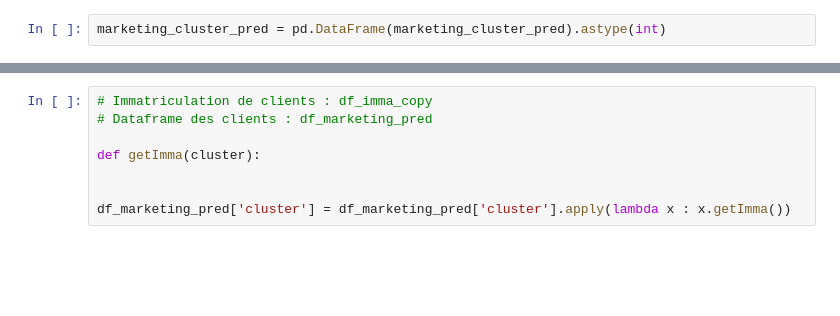
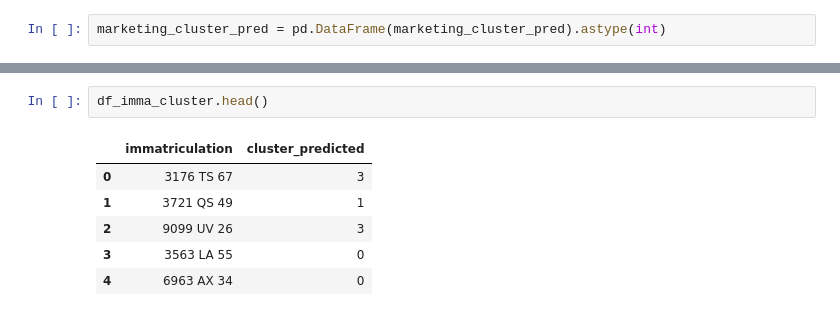
Before and after one commit to nicholas-bn/Data-Analytics-Python, a Jupyter notebook: notebook/Client_EDA.ipynb, the cells around one changed output, grey strips where cells are left out. Cells and saved outputs as stored; diff of their text form; blank space fills up the shorter version.

```diff
--- a/notebook/Client_EDA.ipynb
+++ b/notebook/Client_EDA.ipynb
@@ -556,8 +500,9 @@ Name: 4, Length: 543210, dtype: object
-# %%
-# Immatriculation de clients : df_imma_copy
-# Dataframe des clients : df_marketing_pred
-
-def getImma(cluster):
-
-
-df_marketing_pred['cluster'] = df_marketing_pred['cluster'].apply(lambda x : x.getImma())
+# %%
+df_imma_cluster.head()
+# %% [output]
+|  | immatriculation | cluster_predicted |
+| 0 | 3176 TS 67 | 3 |
+| 1 | 3721 QS 49 | 1 |
+| 2 | 9099 UV 26 | 3 |
+| 3 | 3563 LA 55 | 0 |
+| 4 | 6963 AX 34 | 0 |
```
Also changed, not shown: parts of 15 cells of this notebook, 4 other files.
